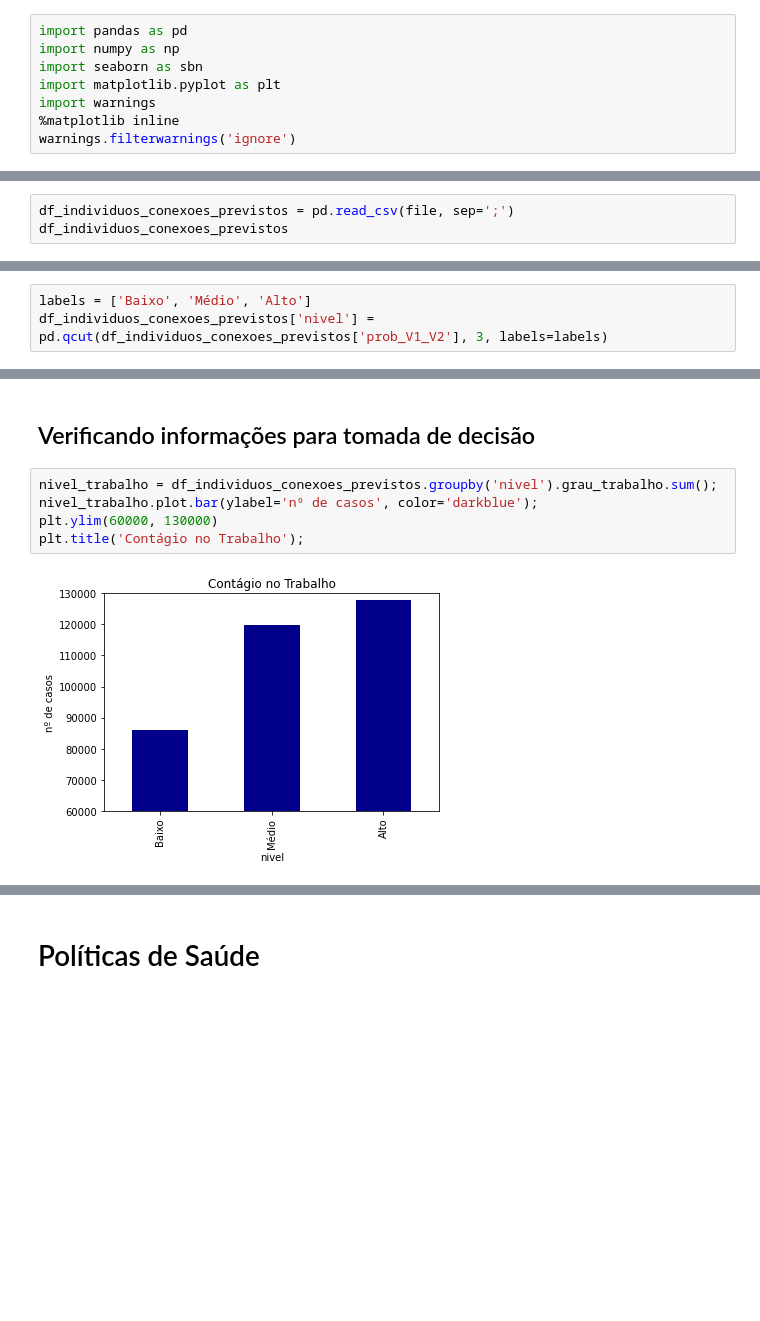
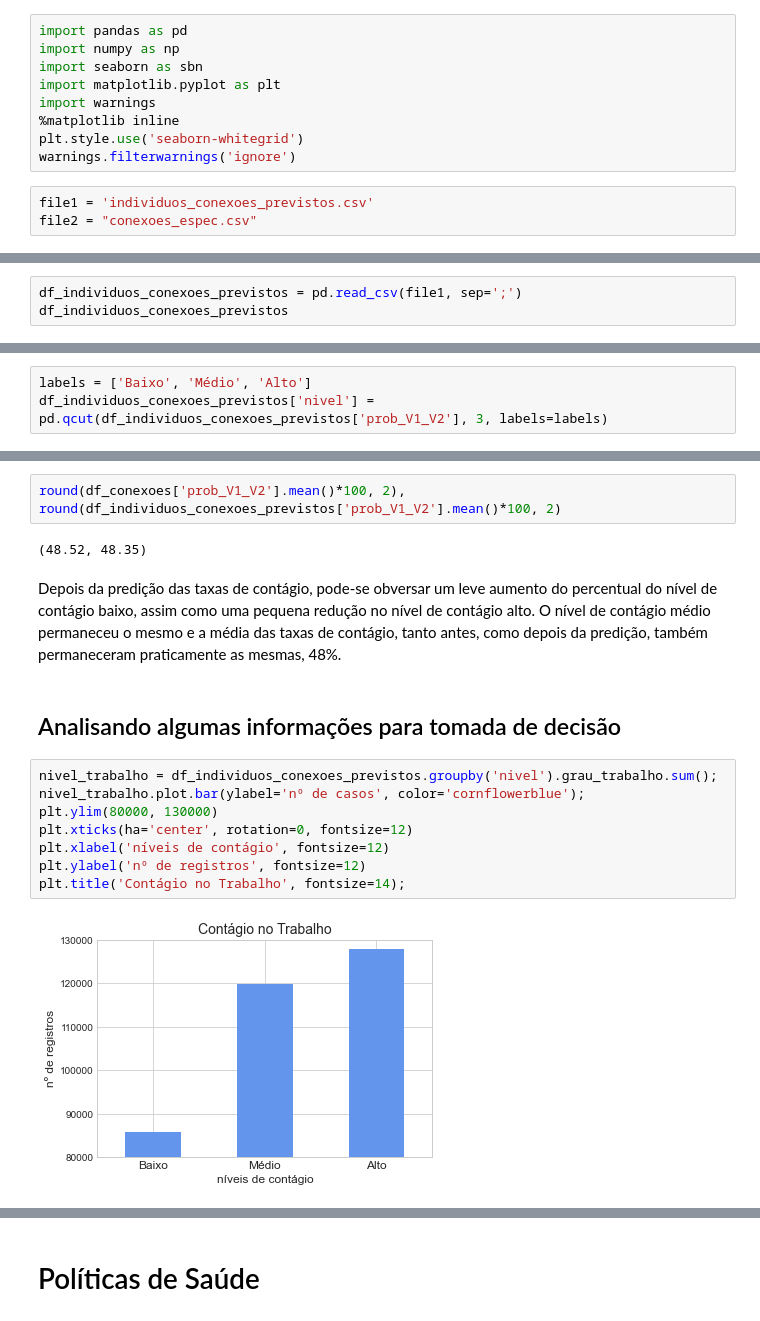
Before and after one commit to cassianojp/desafio_neoway, a Jupyter notebook: desafio_neoway_conclusao.ipynb, the cells around one changed output, grey strips where cells are left out. Drawn from its saved outputs; the diff is of its cells as text; blank space fills up the shorter version.

```diff
--- a/desafio_neoway_conclusao.ipynb
+++ b/desafio_neoway_conclusao.ipynb
@@ -12,6 +12,10 @@ import seaborn as sbn
 import matplotlib.pyplot as plt
 import warnings
 %matplotlib inline
+plt.style.use('seaborn-whitegrid')
 warnings.filterwarnings('ignore')
+# %%
+file1 = 'individuos_conexoes_previstos.csv'
+file2 = "conexoes_espec.csv"
 # %% [markdown]
 ## Carregando as Tabela Conexões Indivíduos com as Predições
@@ -20,5 +22,5 @@ file = 'individuos_conexoes_previstos.csv'
 # %%
-df_individuos_conexoes_previstos = pd.read_csv(file, sep=';')
+df_individuos_conexoes_previstos = pd.read_csv(file1, sep=';')
 df_individuos_conexoes_previstos
 # %% [output]
 |  | idade1 | estuda1 | trabalha1 | pratica_esportes1 | idade2 | estuda2 | trabalha2 | pratica_esportes2 | ... |
@@ -46,10 +75,19 @@ df_individuos_conexoes_previstos['nivel'] = pd.qcut(df_individuos_conexoes_previ
+# %%
+round(df_conexoes['prob_V1_V2'].mean()*100, 2), round(df_individuos_conexoes_previstos['prob_V1_V2'].mean()*100, 2)
+# %% [output]
+(48.52, 48.35)
+# %% [markdown]
+Depois da predição das taxas de contágio, pode-se obversar um leve aumento do percentual do nível de contágio baixo, assim como uma pequena redução no nível de contágio alto. O nível de contágio médio permaneceu o mesmo e a média das taxas de contágio, tanto antes, como depois da predição, também permaneceram praticamente as mesmas, 48%.
 # %% [markdown]
-## Verificando informações para tomada de decisão
+## Analisando algumas informações para tomada de decisão
 # %%
 nivel_trabalho = df_individuos_conexoes_previstos.groupby('nivel').grau_trabalho.sum();
-nivel_trabalho.plot.bar(ylabel='nº de casos', color='darkblue');
-plt.ylim(60000, 130000)
-plt.title('Contágio no Trabalho');
+nivel_trabalho.plot.bar(ylabel='nº de casos', color='cornflowerblue');
+plt.ylim(80000, 130000)
+plt.xticks(ha='center', rotation=0, fontsize=12)
+plt.xlabel('níveis de contágio', fontsize=12)
+plt.ylabel('nº de registros', fontsize=12)
+plt.title('Contágio no Trabalho', fontsize=14);
 # %% [output]
-[figure, old version]
+[figure, new version]
 # %%
```
Also changed, not shown: parts of 17 cells of this notebook, 2 other files.
